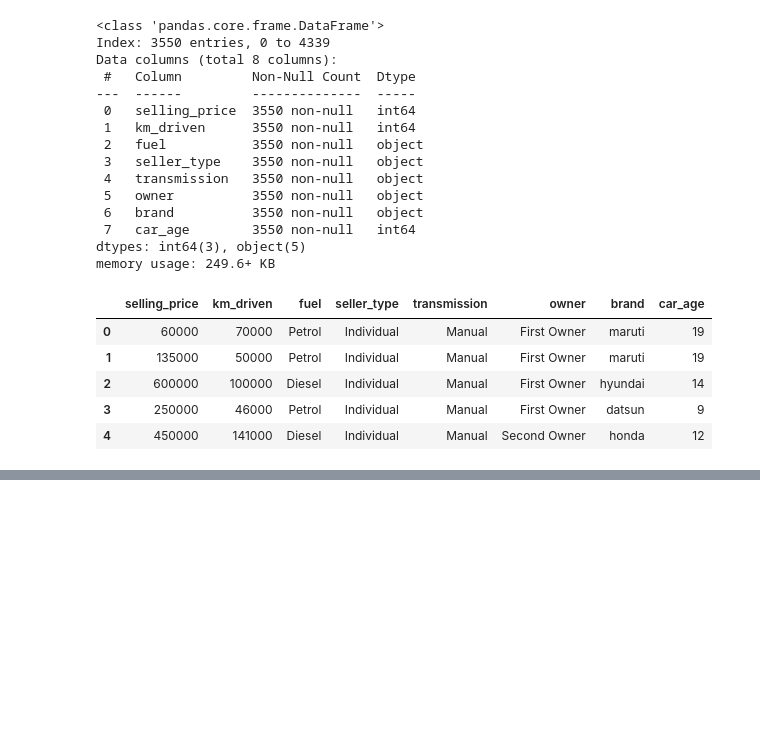
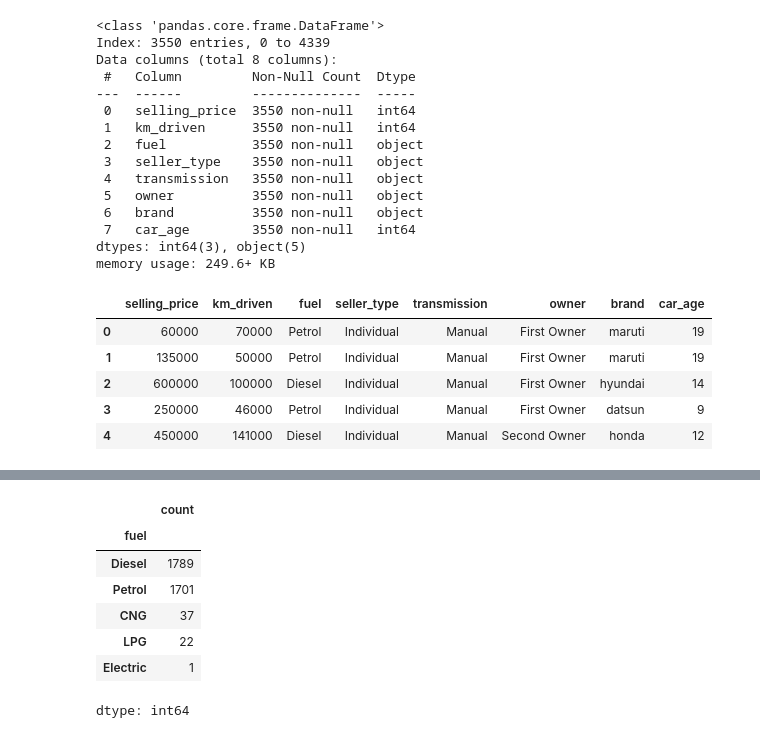
Before and after one commit to rajeshxdatascience/Car-Price-Prediction-ML, a Jupyter notebook: 01_Exploratory_Data_Analysis.ipynb, the cells around one changed output, grey strips where cells are left out. Cells and saved outputs as stored; diff of their text form; code cells hidden in the pictures; blank space fills up the shorter version.

```diff
--- a/01_Exploratory_Data_Analysis.ipynb
+++ b/01_Exploratory_Data_Analysis.ipynb
@@ -247,0 +278,11 @@ df.head()
+# %%
+df['fuel'].value_counts()
+# %% [output]
+|  | count |
+| fuel |  |
+| Diesel | 1789 |
+| Petrol | 1701 |
+| CNG | 37 |
+| LPG | 22 |
+| Electric | 1 |
+dtype: int64
```
Also changed, not shown: parts of 4 cells of this notebook.
